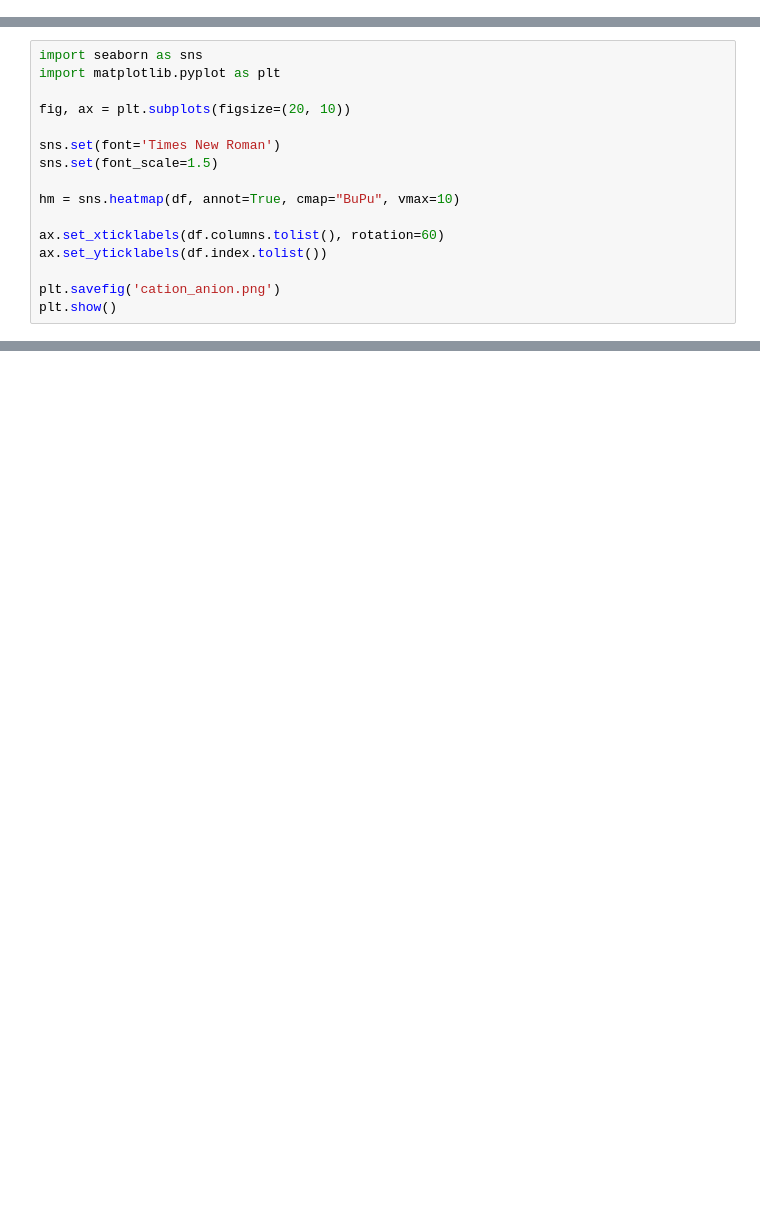
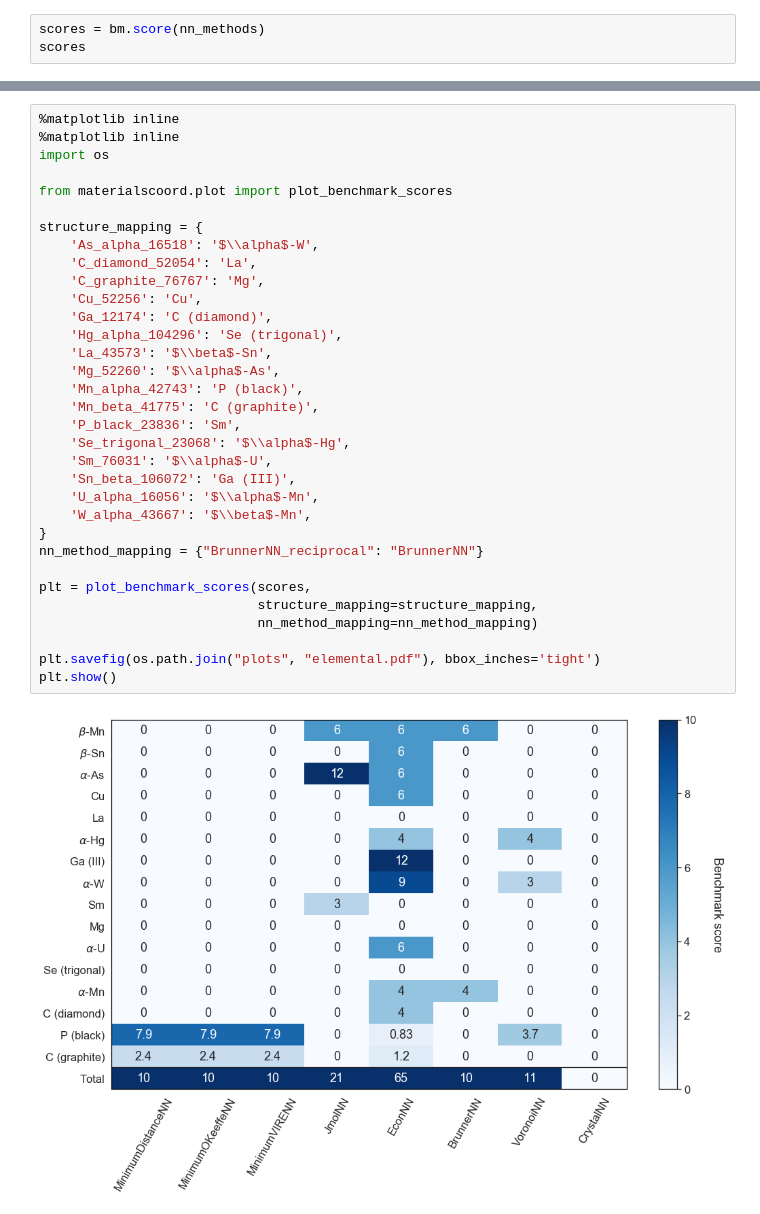
Before and after one commit to hackingmaterials/materials-coord, a Jupyter notebook: examples/elemental.ipynb, the cells around one changed output, grey strips where cells are left out. Drawn from its saved outputs; the diff is of its cells as text; blank space fills up the shorter version.

```diff
--- a/examples/elemental.ipynb
+++ b/examples/elemental.ipynb
@@ -77,0 +31,3 @@ df.index.values.tolist()
+# %%
+scores = bm.score(nn_methods)
+scores
@@ -104,16 +61,0 @@ df.reindex(new_index)
-# %%
-import seaborn as sns
-import matplotlib.pyplot as plt
-
-fig, ax = plt.subplots(figsize=(20, 10))
-
-sns.set(font='Times New Roman')
-sns.set(font_scale=1.5)
-
-hm = sns.heatmap(df, annot=True, cmap="BuPu", vmax=10)
-
-ax.set_xticklabels(df.columns.tolist(), rotation=60)
-ax.set_yticklabels(df.index.tolist())
-
-plt.savefig('cation_anion.png')
-plt.show()
@@ -178,0 +64,35 @@ df
+# %%
+%matplotlib inline
+%matplotlib inline
+import os
+
+from materialscoord.plot import plot_benchmark_scores
+
+structure_mapping = {
+    'As_alpha_16518': '$\\alpha$-W',
+    'C_diamond_52054': 'La',
+    'C_graphite_76767': 'Mg',
+    'Cu_52256': 'Cu',
+    'Ga_12174': 'C (diamond)',
+    'Hg_alpha_104296': 'Se (trigonal)',
+    'La_43573': '$\\beta$-Sn',
+    'Mg_52260': '$\\alpha$-As',
+    'Mn_alpha_42743': 'P (black)',
+    'Mn_beta_41775': 'C (graphite)',
+    'P_black_23836': 'Sm',
+    'Se_trigonal_23068': '$\\alpha$-Hg',
+    'Sm_76031': '$\\alpha$-U',
+    'Sn_beta_106072': 'Ga (III)',
+    'U_alpha_16056': '$\\alpha$-Mn',
+    'W_alpha_43667': '$\\beta$-Mn',
+}
+nn_method_mapping = {"BrunnerNN_reciprocal": "BrunnerNN"}
+
+plt = plot_benchmark_scores(scores,
+                            structure_mapping=structure_mapping,
+                            nn_method_mapping=nn_method_mapping)
+
+plt.savefig(os.path.join("plots", "elemental.pdf"), bbox_inches='tight')
+plt.show()
+# %% [output]
+[figure, added]
```
Also changed, not shown: parts of 19 cells of this notebook, 43 other files.
